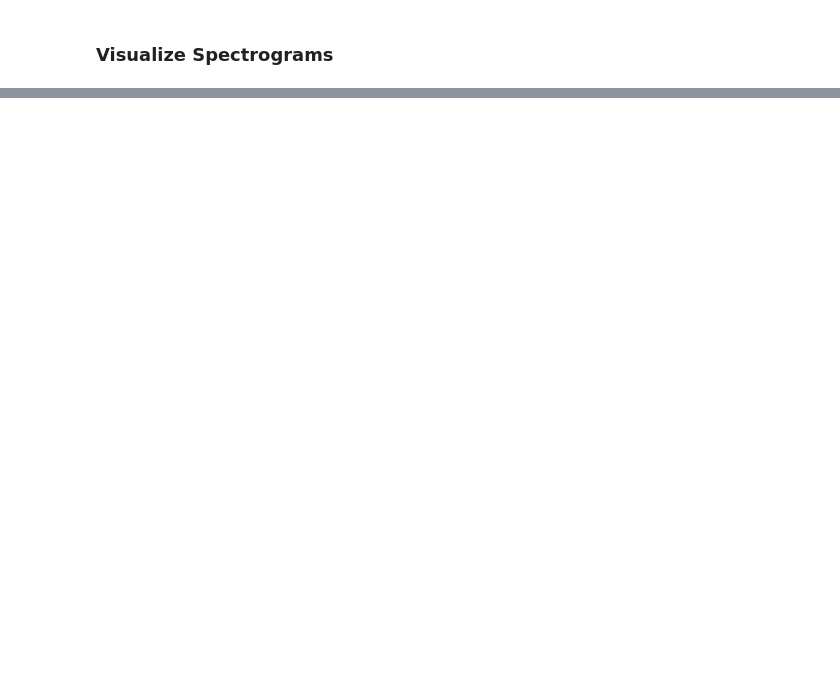
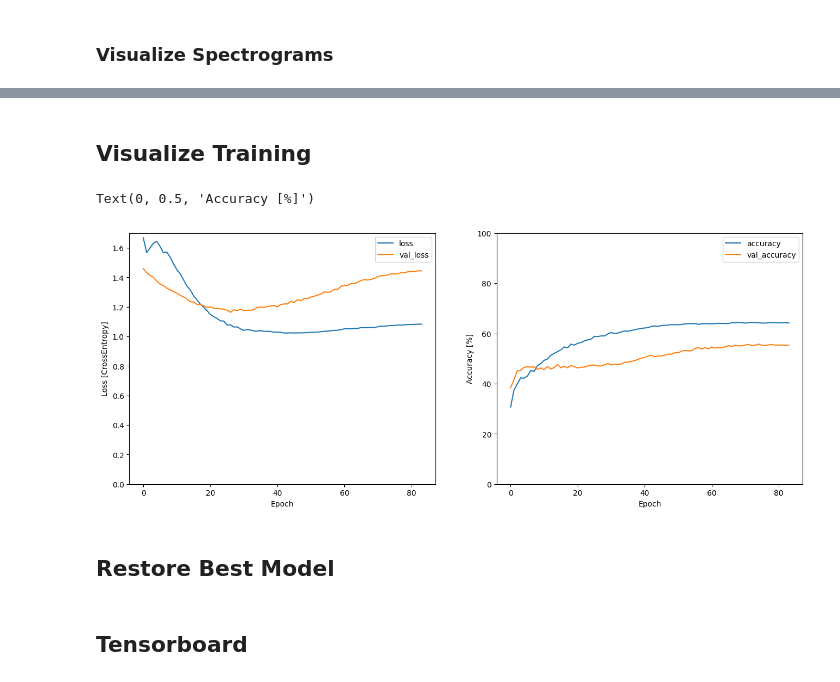
Before and after one commit to Rich143/KeywordSpottingFW, a Jupyter notebook: HostSW/TrainModel.ipynb, the cells around one changed output, grey strips where cells are left out. Saved outputs shown, nothing was run; the diff lists cells and outputs as text; code cells hidden in the pictures; blank space fills up the shorter version.

```diff
--- a/HostSW/TrainModel.ipynb
+++ b/HostSW/TrainModel.ipynb
@@ -820,0 +836,13 @@ visualize_dataset_samples(train_ds, n_samples=6, label_names=label_names, seed=4
+# %%
+BATCH_SIZE = 1024
+SHUFFLE_BUFFER_SIZE = 10000 # Needs to be >= train dataset size
+
+# --- Step 4: Batch/cache/prefetch as usual, downstream of normalization ---
+train_ds = (train_ds
+    .cache()
+    .shuffle(SHUFFLE_BUFFER_SIZE)
+    .batch(BATCH_SIZE)
+    .prefetch(tf.data.AUTOTUNE))
+
+val_ds = val_ds.cache().batch(BATCH_SIZE).prefetch(tf.data.AUTOTUNE)
+test_ds = test_ds.cache().batch(BATCH_SIZE).prefetch(tf.data.AUTOTUNE)
@@ -820,0 +979,14 @@ visualize_dataset_samples(train_ds, n_samples=6, label_names=label_names, seed=4
+# %%
+log_dir = "logs/fit/" + datetime.datetime.now().strftime("%Y%m%d-%H%M%S")
+tensorboard_callback = tf.keras.callbacks.TensorBoard(log_dir=log_dir, histogram_freq=1)
+
+early_stopping_callback = tf.keras.callbacks.EarlyStopping(verbose=1, patience=15, monitor="accuracy")
+
+callbacks = [tensorboard_callback, checkpoint_callback, latest_callback, best_callback, early_stopping_callback]
+
+history = model.fit(
+    train_ds,
+    validation_data=val_ds,
+    epochs=EPOCHS,
+    callbacks=callbacks
+)
@@ -820,0 +1013,23 @@ visualize_dataset_samples(train_ds, n_samples=6, label_names=label_names, seed=4
+# %% [markdown]
+## Visualize Training
+# %%
+metrics = history.history
+plt.figure(figsize=(16,6))
+plt.subplot(1,2,1)
+plt.plot(history.epoch, metrics['loss'], metrics['val_loss'])
+plt.legend(['loss', 'val_loss'])
+plt.ylim([0, max(plt.ylim())])
+plt.xlabel('Epoch')
+plt.ylabel('Loss [CrossEntropy]')
+
+plt.subplot(1,2,2)
+plt.plot(history.epoch, 100*np.array(metrics['accuracy']), 100*np.array(metrics['val_accuracy']))
+plt.legend(['accuracy', 'val_accuracy'])
+plt.ylim([0, 100])
+plt.xlabel('Epoch')
+plt.ylabel('Accuracy [%]')
+# %% [output]
+Text(0, 0.5, 'Accuracy [%]')
+[figure, added]
+# %% [markdown]
+## Restore Best Model
@@ -820,0 +1038,2 @@ visualize_dataset_samples(train_ds, n_samples=6, label_names=label_names, seed=4
+# %% [markdown]
+## Tensorboard
```
Also changed, not shown: parts of 26 cells of this notebook, 1 other file.
